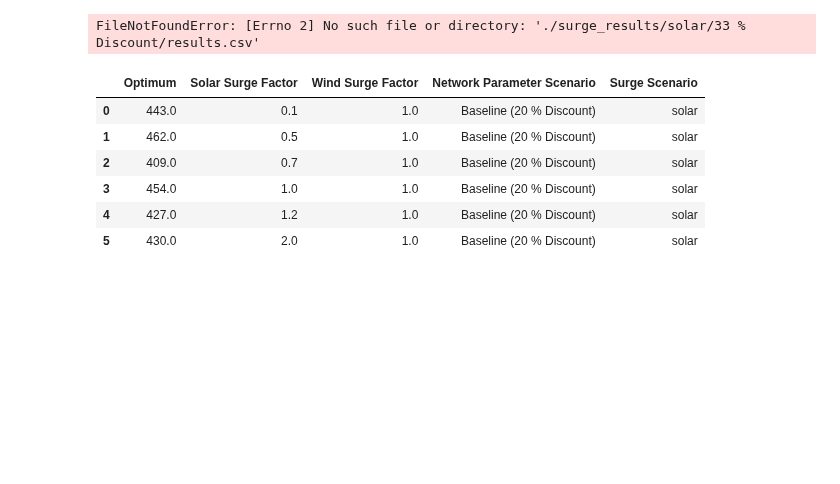
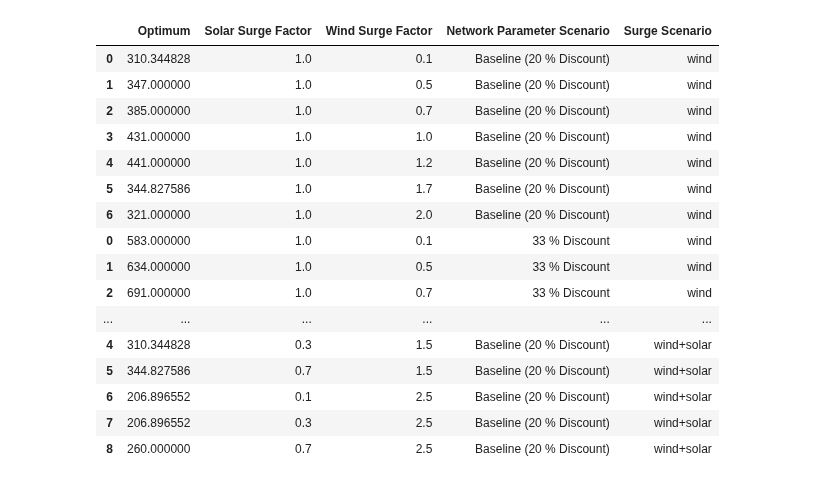
Before and after one commit to Cam-MLPW-MLMI-21-22/supply-chain-simulation-environment, a Jupyter notebook: src/bayesian_optimization/analyze_surge.ipynb, the cells around one changed output. Cells and saved outputs as stored; diff of their text form; code cells hidden in the pictures; blank space fills up the shorter version.

Commit message:
current state of results

```diff
--- a/src/bayesian_optimization/analyze_surge.ipynb
+++ b/src/bayesian_optimization/analyze_surge.ipynb
@@ -3,29 +3,47 @@ import os
 import numpy as np
 import pandas as pd
 import itertools
+import matplotlib.pyplot as plt
+import seaborn as sns
 
 network_param_scenarios = ["Baseline (20 % Discount)", "33 % Discount"]
 surge_scenarios = ["wind", "solar", "wind+solar"]
 
-main_save_dir = "./surge_results"
+title_size = 16
+ax_size=14
 
-univariate_surge = [0.1, 0.5, 0.7, 1.0, 1.2, 2.0]
+n_days = 10
+main_save_dir = f"./surge_results_{n_days}"
+
+univariate_surge = [0.1, 0.5, 0.7, 1.0, 1.2, 1.7, 2.0]
 
 bivariate_surge = itertools.product([1.2, 1.5, 3.0], [0.1, 0.3, 0.7])
 
+all_data = []
 for scenario in surge_scenarios:
     for network_param_scenario in network_param_scenarios:
+#         save_dir = f"{main_save_dir}/{network_param_scenario}/{scenario}"
         save_dir = f"{main_save_dir}/{scenario}/{network_param_scenario}"
         surge_data = pd.read_csv(f"{save_dir}/results.csv", index_col=0)
+        all_data.append(surge_data)
+surge_res = pd.concat(all_data)
-# %% [output]
-FileNotFoundError: [Errno 2] No such file or directory: './surge_results/solar/33 % Discount/results.csv'
 # %%
-surge_data
+surge_res
 # %% [output]
 |  | Optimum | Solar Surge Factor | Wind Surge Factor | Network Parameter Scenario | Surge Scenario |
-| 0 | 443.0 | 0.1 | 1.0 | Baseline (20 % Discount) | solar |
-| 1 | 462.0 | 0.5 | 1.0 | Baseline (20 % Discount) | solar |
-| 2 | 409.0 | 0.7 | 1.0 | Baseline (20 % Discount) | solar |
-| 3 | 454.0 | 1.0 | 1.0 | Baseline (20 % Discount) | solar |
-| 4 | 427.0 | 1.2 | 1.0 | Baseline (20 % Discount) | solar |
-| 5 | 430.0 | 2.0 | 1.0 | Baseline (20 % Discount) | solar |
+| 0 | 310.344828 | 1.0 | 0.1 | Baseline (20 % Discount) | wind |
+| 1 | 347.000000 | 1.0 | 0.5 | Baseline (20 % Discount) | wind |
+| 2 | 385.000000 | 1.0 | 0.7 | Baseline (20 % Discount) | wind |
+| 3 | 431.000000 | 1.0 | 1.0 | Baseline (20 % Discount) | wind |
+| 4 | 441.000000 | 1.0 | 1.2 | Baseline (20 % Discount) | wind |
+| 5 | 344.827586 | 1.0 | 1.7 | Baseline (20 % Discount) | wind |
+| 6 | 321.000000 | 1.0 | 2.0 | Baseline (20 % Discount) | wind |
+| 0 | 583.000000 | 1.0 | 0.1 | 33 % Discount | wind |
+| 1 | 634.000000 | 1.0 | 0.5 | 33 % Discount | wind |
+| 2 | 691.000000 | 1.0 | 0.7 | 33 % Discount | wind |
+| ... | ... | ... | ... | ... | ... |
+| 4 | 310.344828 | 0.3 | 1.5 | Baseline (20 % Discount) | wind+solar |
+| 5 | 344.827586 | 0.7 | 1.5 | Baseline (20 % Discount) | wind+solar |
+| 6 | 206.896552 | 0.1 | 2.5 | Baseline (20 % Discount) | wind+solar |
+| 7 | 206.896552 | 0.3 | 2.5 | Baseline (20 % Discount) | wind+solar |
+| 8 | 260.000000 | 0.7 | 2.5 | Baseline (20 % Discount) | wind+solar |
```
Also changed, not shown: parts of 4 cells of this notebook, 6 other files.
